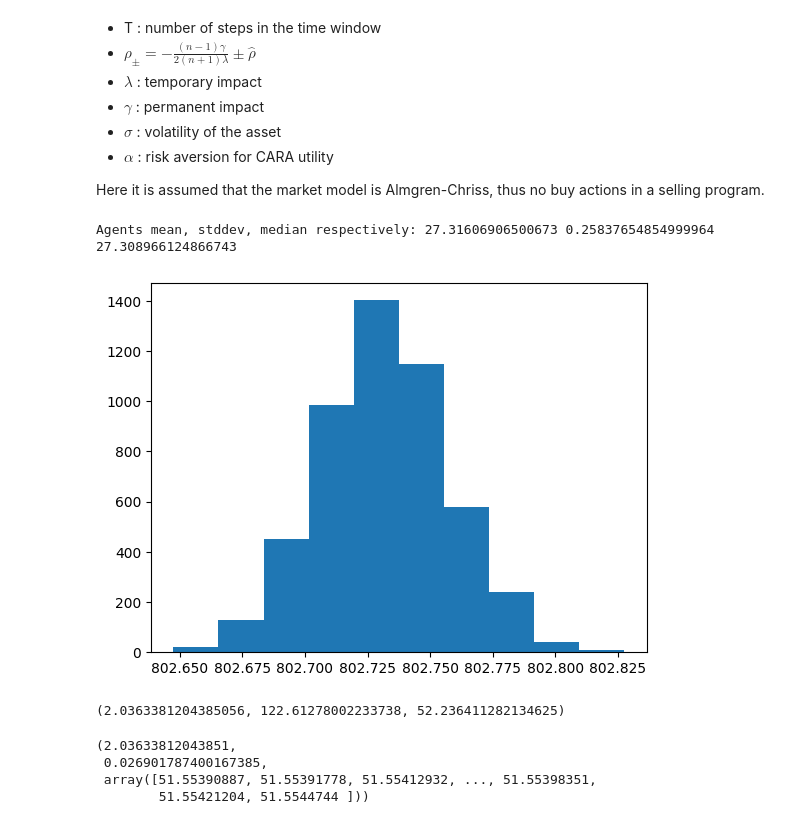
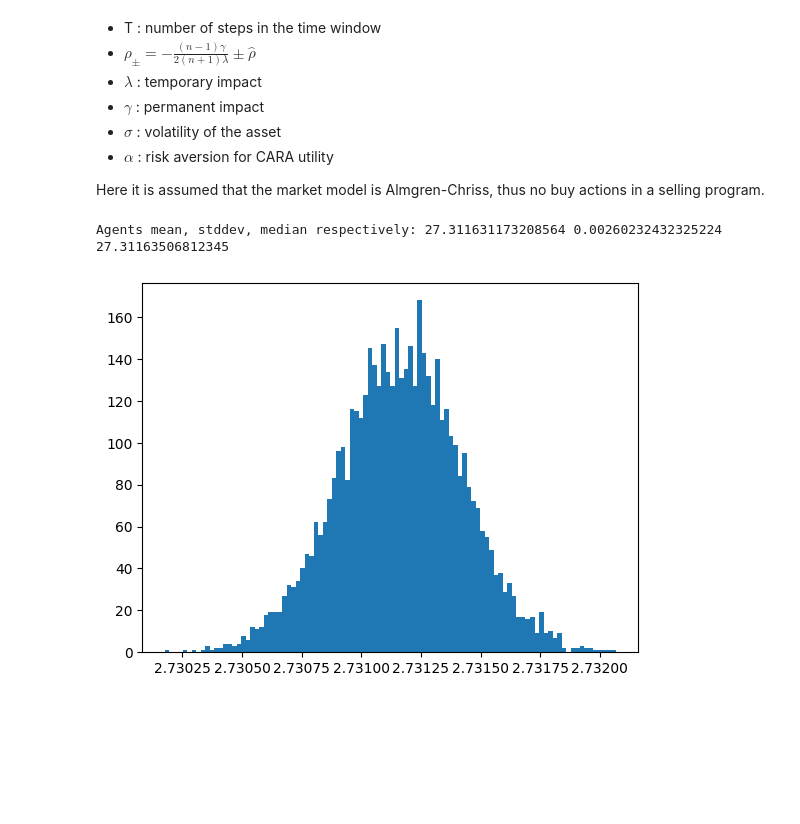
Before and after one commit to macrandrea/Multi-agent-RL-optimal-execution, a Jupyter notebook: ANALISI_MULTI_AGENTE_for_scratches.ipynb, the cells around one changed output. Saved outputs shown, nothing was run; the diff lists cells and outputs as text; code cells hidden in the pictures; blank space fills up the shorter version.

```diff
--- a/ANALISI_MULTI_AGENTE_for_scratches.ipynb
+++ b/ANALISI_MULTI_AGENTE_for_scratches.ipynb
@@ -231,7 +286,7 @@ states = []
 ql = []
 ac = []
 dat = []
-VOLA = 0.001
+VOLA = 0.00001
 a_hist = []
 k_hist = []
 rew = []
@@ -255,34 +310,34 @@ for j in range(numIt):
         selling_strategy = []
         tempo += 1
         s_0 = dati[-1]
 
         inv = inv-x[i]
         rew.append(- q_0*2 + s_0*x[i] - 0.002*x[i]**2)
 
         a_hist.append(ey0)
         k_hist.append(ke0)
         act.append(x)
         states.append([inv + x, tempo, x])
         selling_strategy.append(x)
         dat.append(dati)
 a_hist = np.asarray(    a_hist)
 k_hist = np.asarray(    k_hist)
 
 azioni_st = x#/2
 dati =  np.asarray(dat)
 
 
 '''Implementation Shortfalls'''
 
 #rew = np.zeros(5000)
 azioni_st = np.ones((5_000,10)) * x
 iss = (2000-(dati[:,0] * azioni_st.flatten() - 0.002 * azioni_st.flatten()**2).reshape(-1,10).sum(axis=1))
 
 print('Agents mean, stddev, median respectively:', remove_outliers(iss).mean(), iss.std(), np.median(iss))
 
-rewards_sch = 1000-(dati[:,0] * azioni_st.flatten() - 0.002 * azioni_st.flatten()**2).reshape(-1,10).mean(axis=1)
+rewards_sch = (dati[:,0] * azioni_st.flatten() - 0.002 * azioni_st.flatten()**2).reshape(-1,10).mean(axis=1)
 dati_sch = dati[:,0]
-plt.hist(rewards_sch, bins=10);
+plt.hist(200-rewards_sch, bins=100);
 # %% [output]
-Agents mean, stddev, median respectively: 27.31606906500673 0.25837654854999964 27.308966124866743
+Agents mean, stddev, median respectively: 27.311631173208564 0.00260232432325224 27.31163506812345
-[figure, old version]
+[figure, new version]
@@ -303,11 +343,0 @@ rewards_age_tot = rewards['arr_0'][0] + rewards['arr_0'][1]
-# %%
-rewards_age_tot.mean(), rewards_age_tot.std(), np.median(rewards_age_tot)
-# %% [output]
-(2.0363381204385056, 122.61278002233738, 52.236411282134625)
-# %%
-rewards_age_tot.reshape(10,-1).mean(axis=0).mean(), rewards_age_tot.reshape(10,-1).mean(axis=0).std(axis=0), np.median(rewards_age_tot.reshape(10,-1), axis=0)
-# %% [output]
-(2.03633812043851,
- 0.026901787400167385,
- array([51.55390887, 51.55391778, 51.55412932, ..., 51.55398351,
-        51.55421204, 51.5544744 ]))
```
Also changed, not shown: parts of 35 cells of this notebook, 2 other files.
